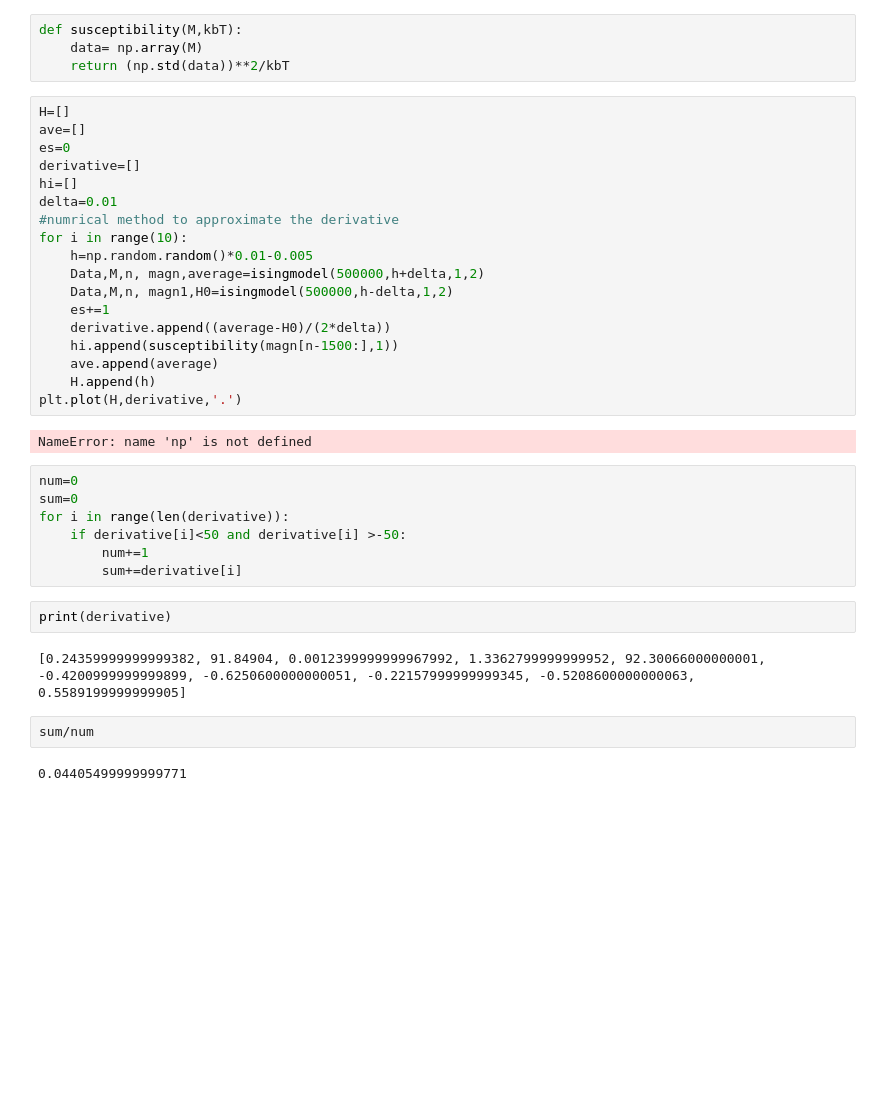
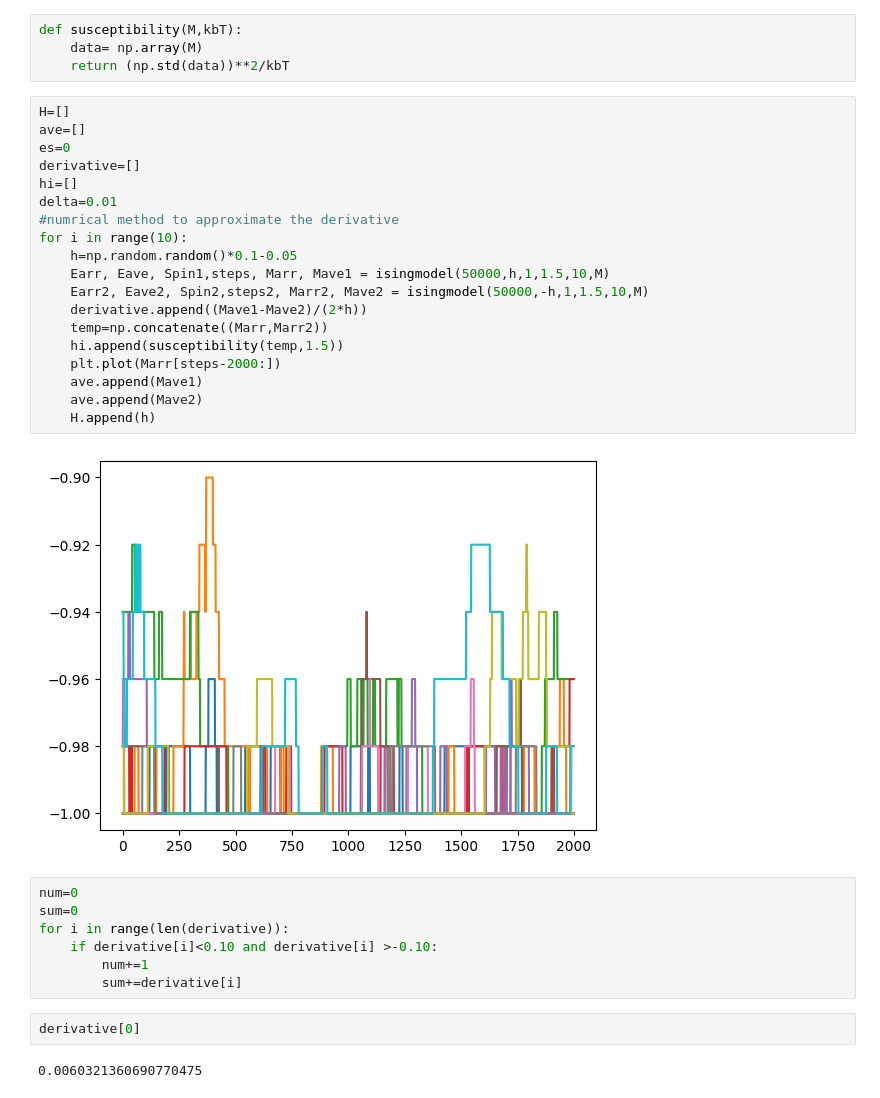
Before and after one commit to axelkat/statfmc, a Jupyter notebook: isingmodel.ipynb, the cells around one changed output. Saved outputs shown, nothing was run; the diff lists cells and outputs as text; blank space fills up the shorter version.

```diff
--- a/isingmodel.ipynb
+++ b/isingmodel.ipynb
@@ -191,35 +221,32 @@ def susceptibility(M,kbT):
 # %%
 H=[]
 ave=[]
 es=0
 derivative=[]
 hi=[]
 delta=0.01
 #numrical method to approximate the derivative
 for i in range(10):
-    h=np.random.random()*0.01-0.005
-    Data,M,n, magn,average=isingmodel(500000,h+delta,1,2)
-    Data,M,n, magn1,H0=isingmodel(500000,h-delta,1,2)
-    es+=1
-    derivative.append((average-H0)/(2*delta))
-    hi.append(susceptibility(magn[n-1500:],1))
-    ave.append(average)
+    h=np.random.random()*0.1-0.05
+    Earr, Eave, Spin1,steps, Marr, Mave1 = isingmodel(50000,h,1,1.5,10,M)
+    Earr2, Eave2, Spin2,steps2, Marr2, Mave2 = isingmodel(50000,-h,1,1.5,10,M)
+    derivative.append((Mave1-Mave2)/(2*h))
+    temp=np.concatenate((Marr,Marr2))
+    hi.append(susceptibility(temp,1.5))
+    plt.plot(Marr[steps-2000:])
+    ave.append(Mave1)
+    ave.append(Mave2)
     H.append(h)
-plt.plot(H,derivative,'.')
 # %% [output]
-NameError: name 'np' is not defined
+[figure, added]
 # %%
 num=0
 sum=0
 for i in range(len(derivative)):
-    if derivative[i]<50 and derivative[i] >-50:
+    if derivative[i]<0.10 and derivative[i] >-0.10:
         num+=1
         sum+=derivative[i]
-# %%
-print(derivative)
-# %% [output]
-[0.24359999999999382, 91.84904, 0.0012399999999967992, 1.3362799999999952, 92.30066000000001, -0.4200999999999899, -0.6250600000000051, -0.22157999999999345, -0.5208600000000063, 0.5589199999999905]
-# %%
-sum/num
-# %% [output]
-0.04405499999999771
+# %%
+derivative[0]
+# %% [output]
+0.0060321360690770475
```
Also changed, not shown: parts of 5 cells of this notebook.
